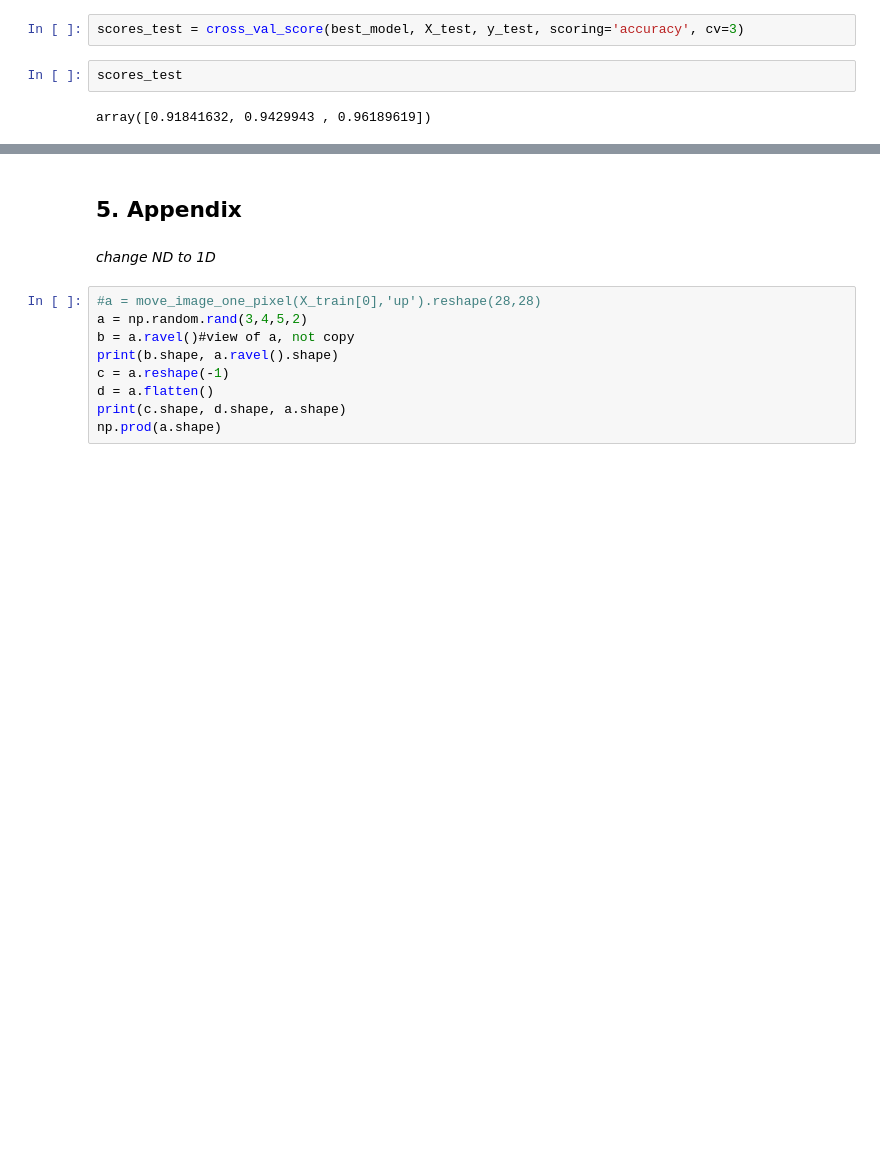
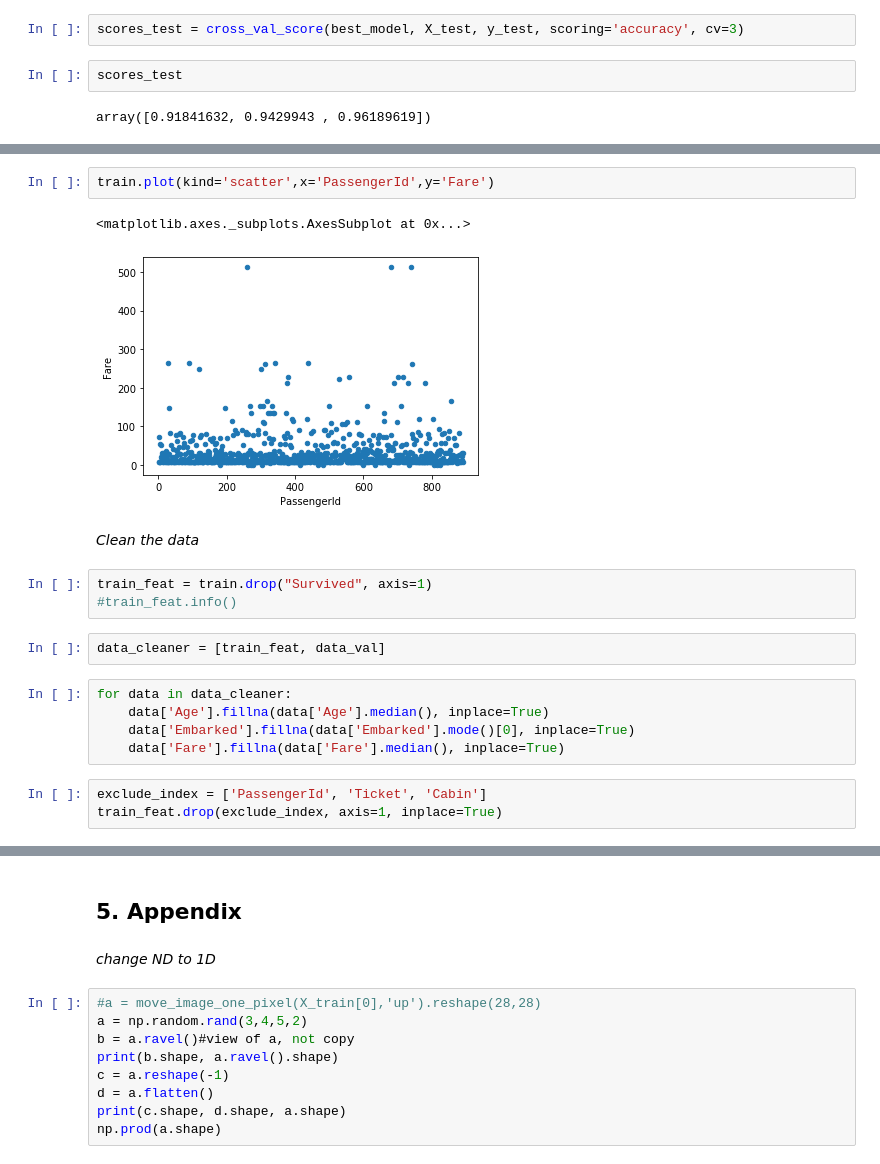
Before and after one commit to GoldenRaven/MachineLearning_notebook, a Jupyter notebook: 03_classification.ipynb, the cells around one changed output, grey strips where cells are left out. Cells and saved outputs as stored; diff of their text form; blank space fills up the shorter version.

```diff
--- a/03_classification.ipynb
+++ b/03_classification.ipynb
@@ -683,0 +875,20 @@ array([0.91841632, 0.9429943 , 0.96189619])
+# %%
+train.plot(kind='scatter',x='PassengerId',y='Fare')
+# %% [output]
+<matplotlib.axes._subplots.AxesSubplot at 0x...>
+[figure, added]
+# %% [markdown]
+*Clean the data*
+# %%
+train_feat = train.drop("Survived", axis=1)
+#train_feat.info()
+# %%
+data_cleaner = [train_feat, data_val]
+# %%
+for data in data_cleaner:
+    data['Age'].fillna(data['Age'].median(), inplace=True)
+    data['Embarked'].fillna(data['Embarked'].mode()[0], inplace=True)
+    data['Fare'].fillna(data['Fare'].median(), inplace=True)
+# %%
+exclude_index = ['PassengerId', 'Ticket', 'Cabin']
+train_feat.drop(exclude_index, axis=1, inplace=True)
```
Also changed, not shown: parts of 28 cells of this notebook, 7 other files.
